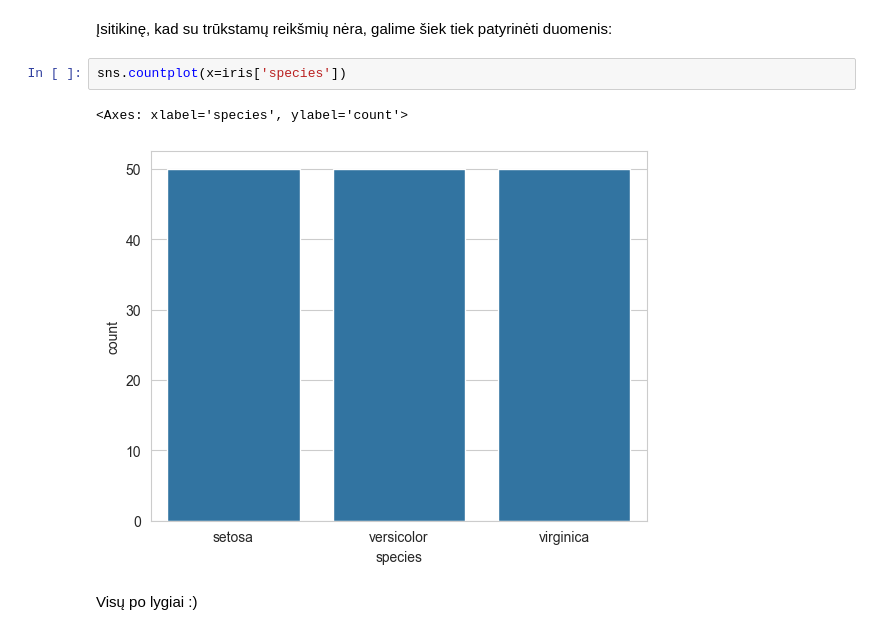
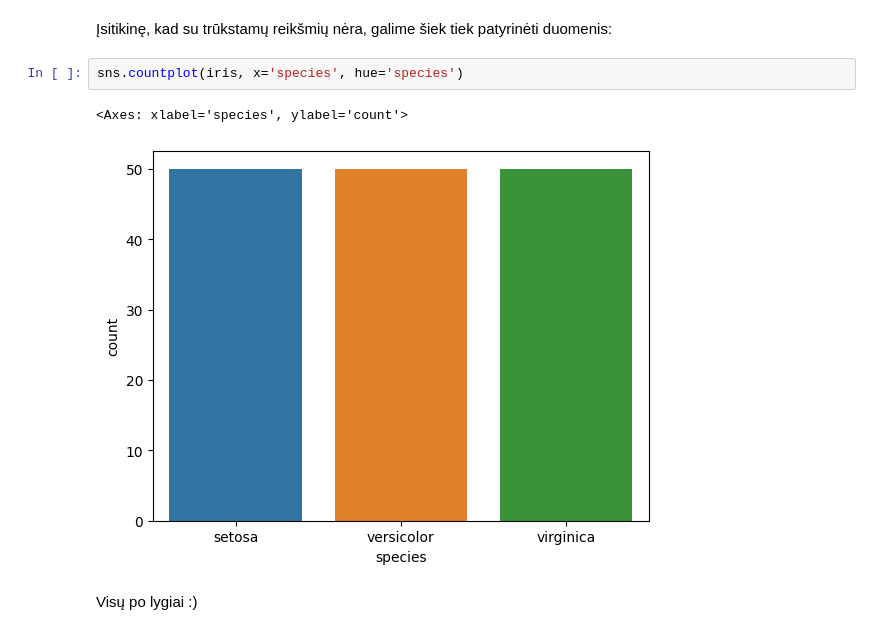
Before and after one commit to vokator-online/monda_py01, a Jupyter notebook: tema_20_masininis_mokymasis/paskaita_2002lt_logistine_regresija_ir_kiti_klasifikatoriai.ipynb, the cells around one changed output. Saved outputs shown, nothing was run; the diff lists cells and outputs as text.

```diff
--- a/tema_20_masininis_mokymasis/paskaita_2002lt_logistine_regresija_ir_kiti_klasifikatoriai.ipynb
+++ b/tema_20_masininis_mokymasis/paskaita_2002lt_logistine_regresija_ir_kiti_klasifikatoriai.ipynb
@@ -65,10 +72,10 @@ dtype: int64
 # %% [markdown]
 Įsitikinę, kad su trūkstamų reikšmių nėra, galime šiek tiek patyrinėti duomenis:
 # %%
-sns.countplot(x=iris['species'])
+sns.countplot(iris, x='species', hue='species')
 # %% [output]
 <Axes: xlabel='species', ylabel='count'>
-[figure, old version]
+[figure, new version]
 # %% [markdown]
 Visų po lygiai :)
 # %% [markdown]
```
Also changed, not shown: parts of 102 cells of this notebook, 2 other files.
